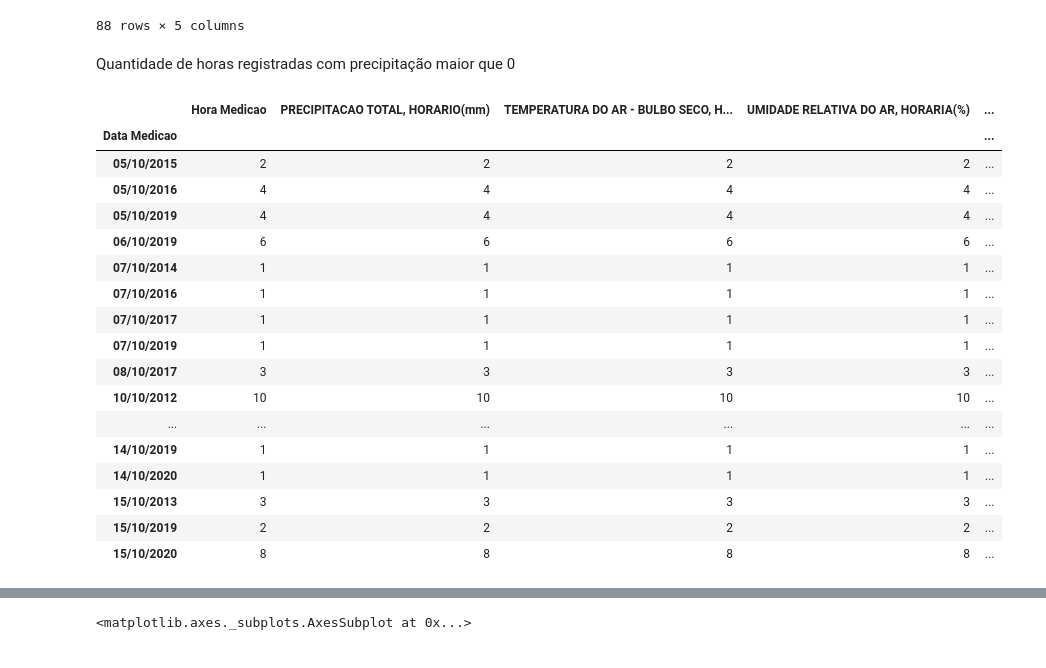
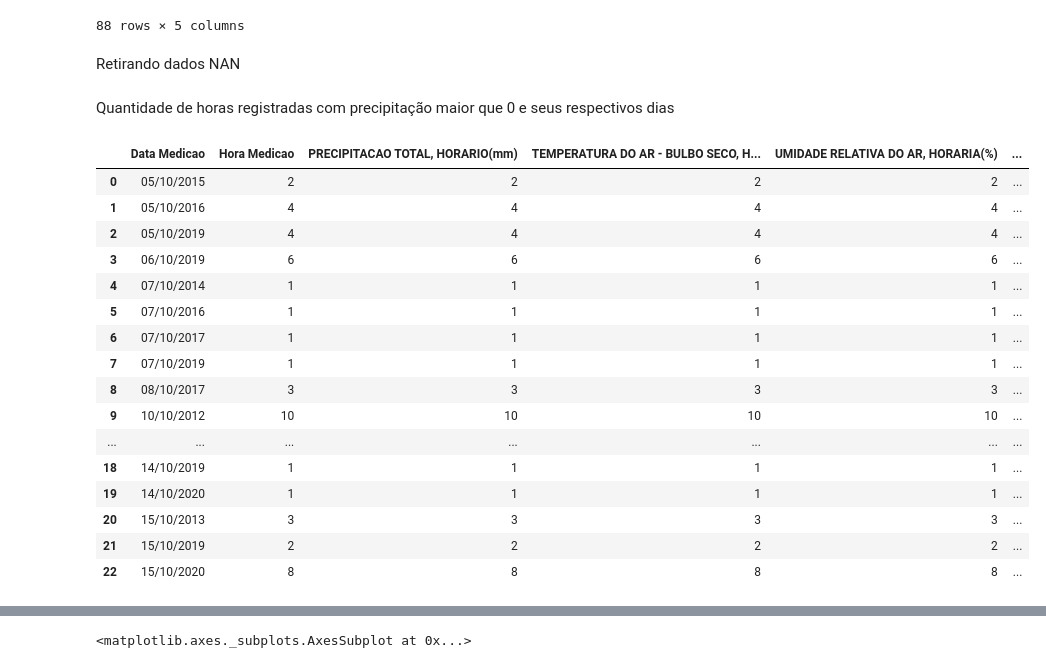
Before and after one commit to TenoEngineer/Prevendo-o-clima-no-dia-do-meu-casamento, a Jupyter notebook: PREVENDO_TEMPERATURA_NO_DIA_DO_CASAMENTO_EM_MS.ipynb, the cells around one changed output, grey strips where cells are left out. Saved outputs shown, nothing was run; the diff lists cells and outputs as text; code cells hidden in the pictures.

```diff
--- a/PREVENDO_TEMPERATURA_NO_DIA_DO_CASAMENTO_EM_MS.ipynb
+++ b/PREVENDO_TEMPERATURA_NO_DIA_DO_CASAMENTO_EM_MS.ipynb
@@ -230,26 +234,28 @@ dias_dia2.groupby('Data Medicao').mean()
 | 15/10/2019 | 1250.000000 | 0.033333 | 22.416667 | 84.083333 | ... |
 | 15/10/2020 | 1250.000000 | 0.783333 | 20.116667 | 89.083333 | ... |
 88 rows × 5 columns
+# %% [markdown]
+Retirando dados NAN
 # %% [markdown]
-Quantidade de horas registradas com precipitação maior que 0
+Quantidade de horas registradas com precipitação maior que 0 e seus respectivos dias
 # %%
-dias_dia2[dias_dia2['PRECIPITACAO TOTAL, HORARIO(mm)']>0].groupby('Data Medicao').count()
+count_prec=dias_dia2[dias_dia2['PRECIPITACAO TOTAL, HORARIO(mm)']>0].groupby('Data Medicao').count().reset_index()
+count_prec
 # %% [output]
-|  | Hora Medicao | PRECIPITACAO TOTAL, HORARIO(mm) | TEMPERATURA DO AR - BULBO SECO, H... | UMIDADE RELATIVA DO AR, HORARIA(%) | ... |
-| Data Medicao |  |  |  |  | ... |
-| 05/10/2015 | 2 | 2 | 2 | 2 | ... |
-| 05/10/2016 | 4 | 4 | 4 | 4 | ... |
-| 05/10/2019 | 4 | 4 | 4 | 4 | ... |
-| 06/10/2019 | 6 | 6 | 6 | 6 | ... |
-| 07/10/2014 | 1 | 1 | 1 | 1 | ... |
-| 07/10/2016 | 1 | 1 | 1 | 1 | ... |
-| 07/10/2017 | 1 | 1 | 1 | 1 | ... |
-| 07/10/2019 | 1 | 1 | 1 | 1 | ... |
-| 08/10/2017 | 3 | 3 | 3 | 3 | ... |
-| 10/10/2012 | 10 | 10 | 10 | 10 | ... |
-| ... | ... | ... | ... | ... | ... |
-| 14/10/2019 | 1 | 1 | 1 | 1 | ... |
-| 14/10/2020 | 1 | 1 | 1 | 1 | ... |
-| 15/10/2013 | 3 | 3 | 3 | 3 | ... |
-| 15/10/2019 | 2 | 2 | 2 | 2 | ... |
-| 15/10/2020 | 8 | 8 | 8 | 8 | ... |
+|  | Data Medicao | Hora Medicao | PRECIPITACAO TOTAL, HORARIO(mm) | TEMPERATURA DO AR - BULBO SECO, H... | UMIDADE RELATIVA DO AR, HORARIA(%) | ... |
+| 0 | 05/10/2015 | 2 | 2 | 2 | 2 | ... |
+| 1 | 05/10/2016 | 4 | 4 | 4 | 4 | ... |
+| 2 | 05/10/2019 | 4 | 4 | 4 | 4 | ... |
+| 3 | 06/10/2019 | 6 | 6 | 6 | 6 | ... |
+| 4 | 07/10/2014 | 1 | 1 | 1 | 1 | ... |
+| 5 | 07/10/2016 | 1 | 1 | 1 | 1 | ... |
+| 6 | 07/10/2017 | 1 | 1 | 1 | 1 | ... |
+| 7 | 07/10/2019 | 1 | 1 | 1 | 1 | ... |
+| 8 | 08/10/2017 | 3 | 3 | 3 | 3 | ... |
+| 9 | 10/10/2012 | 10 | 10 | 10 | 10 | ... |
+| ... | ... | ... | ... | ... | ... | ... |
+| 18 | 14/10/2019 | 1 | 1 | 1 | 1 | ... |
+| 19 | 14/10/2020 | 1 | 1 | 1 | 1 | ... |
+| 20 | 15/10/2013 | 3 | 3 | 3 | 3 | ... |
+| 21 | 15/10/2019 | 2 | 2 | 2 | 2 | ... |
+| 22 | 15/10/2020 | 8 | 8 | 8 | 8 | ... |
```
Also changed, not shown: parts of 14 cells of this notebook.
